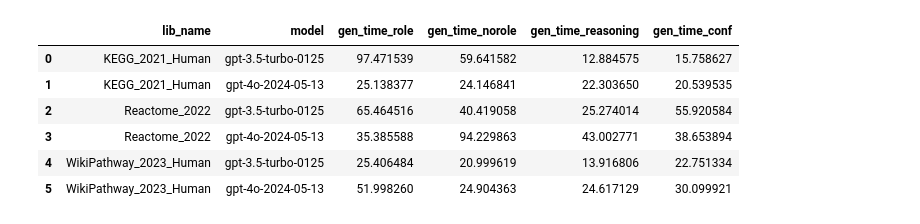
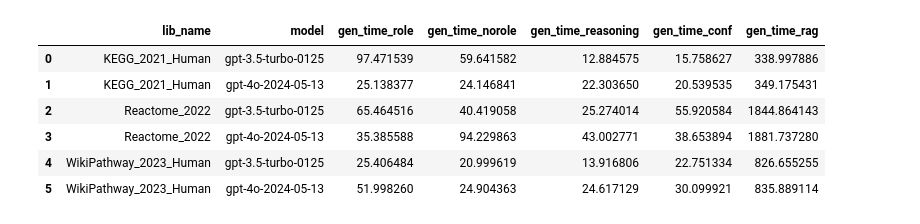
Before and after one commit to Alector-BIO/llm2geneset, a Jupyter notebook: notebooks/1_genes_overlap_outs.ipynb, the cells around one changed output. Saved outputs shown, nothing was run; the diff lists cells and outputs as text; code cells hidden in the pictures.

```diff
--- a/notebooks/1_genes_overlap_outs.ipynb
+++ b/notebooks/1_genes_overlap_outs.ipynb
@@ -15,9 +15,12 @@ models = ["gpt-3.5-turbo-0125", "gpt-4o-2024-05-13"]
 lib_names = ["KEGG_2021_Human",
              "Reactome_2022",
              "WikiPathway_2023_Human"]
-lib_names = ["WikiPathway_2023_Human"]
-gene_sets = ["llm_genes_role", "llm_genes_norole", "llm_genes_reason",
-             "llm_genes_conf_high", "llm_genes_conf_high_medium", "llm_ensembled"]
+#lib_names = ["WikiPathway_2023_Human"]
+#gene_sets = ["llm_genes_role", "llm_genes_norole", "llm_genes_reason",
+#            "llm_genes_conf_high", "llm_genes_conf_high_medium", "llm_ensembled"]
+
+gene_sets = ["llm_genes_role", "llm_genes_reason",
+             "llm_genes_conf_high",  "llm_ensembled", "llm_genes_rag"]
 # %%
 # Create gene sets with only high or high/medium confidence.
 for model in models:
@@ -55,29 +58,30 @@ for model in models:
 # %%
 # Output table with generation times.
 gen_time_table = []
 for lib_name in lib_names:
     for model in models:
         with open("libs_human/" + model + "/" + lib_name + ".json") as f:
             gen_res = json.load(f)
         x = {"lib_name": lib_name,
              "model": model,
              "gen_time_role": gen_res["gen_time_role"],
              "gen_time_norole": gen_res["gen_time_norole"],
              "gen_time_reasoning": gen_res["gen_time_reasoning"],
-             "gen_time_conf": gen_res["gen_time_conf"]
+             "gen_time_conf": gen_res["gen_time_conf"],
+             "gen_time_rag": gen_res["gen_time_rag"]
         }
         gen_time_table.append(x)
 df = pd.DataFrame(gen_time_table)
 df.to_csv("gen_time.tsv",sep="\t",index=None)
 df
 # %% [output]
-|  | lib_name | model | gen_time_role | gen_time_norole | gen_time_reasoning | gen_time_conf |
-| 0 | KEGG_2021_Human | gpt-3.5-turbo-0125 | 97.471539 | 59.641582 | 12.884575 | 15.758627 |
-| 1 | KEGG_2021_Human | gpt-4o-2024-05-13 | 25.138377 | 24.146841 | 22.303650 | 20.539535 |
-| 2 | Reactome_2022 | gpt-3.5-turbo-0125 | 65.464516 | 40.419058 | 25.274014 | 55.920584 |
-| 3 | Reactome_2022 | gpt-4o-2024-05-13 | 35.385588 | 94.229863 | 43.002771 | 38.653894 |
-| 4 | WikiPathway_2023_Human | gpt-3.5-turbo-0125 | 25.406484 | 20.999619 | 13.916806 | 22.751334 |
-| 5 | WikiPathway_2023_Human | gpt-4o-2024-05-13 | 51.998260 | 24.904363 | 24.617129 | 30.099921 |
+|  | lib_name | model | gen_time_role | gen_time_norole | gen_time_reasoning | gen_time_conf | gen_time_rag |
+| 0 | KEGG_2021_Human | gpt-3.5-turbo-0125 | 97.471539 | 59.641582 | 12.884575 | 15.758627 | 338.997886 |
+| 1 | KEGG_2021_Human | gpt-4o-2024-05-13 | 25.138377 | 24.146841 | 22.303650 | 20.539535 | 349.175431 |
+| 2 | Reactome_2022 | gpt-3.5-turbo-0125 | 65.464516 | 40.419058 | 25.274014 | 55.920584 | 1844.864143 |
+| 3 | Reactome_2022 | gpt-4o-2024-05-13 | 35.385588 | 94.229863 | 43.002771 | 38.653894 | 1881.737280 |
+| 4 | WikiPathway_2023_Human | gpt-3.5-turbo-0125 | 25.406484 | 20.999619 | 13.916806 | 22.751334 | 826.655255 |
+| 5 | WikiPathway_2023_Human | gpt-4o-2024-05-13 | 51.998260 | 24.904363 | 24.617129 | 30.099921 | 835.889114 |
 # %%
 hgcn_symbols = pd.read_csv("hgnc_symbols.txt", sep="\t", header=None)[0].tolist()
 hgcn_symbols = set(hgcn_symbols)
```
Also changed, not shown: parts of 7 cells of this notebook, 10 other files.
